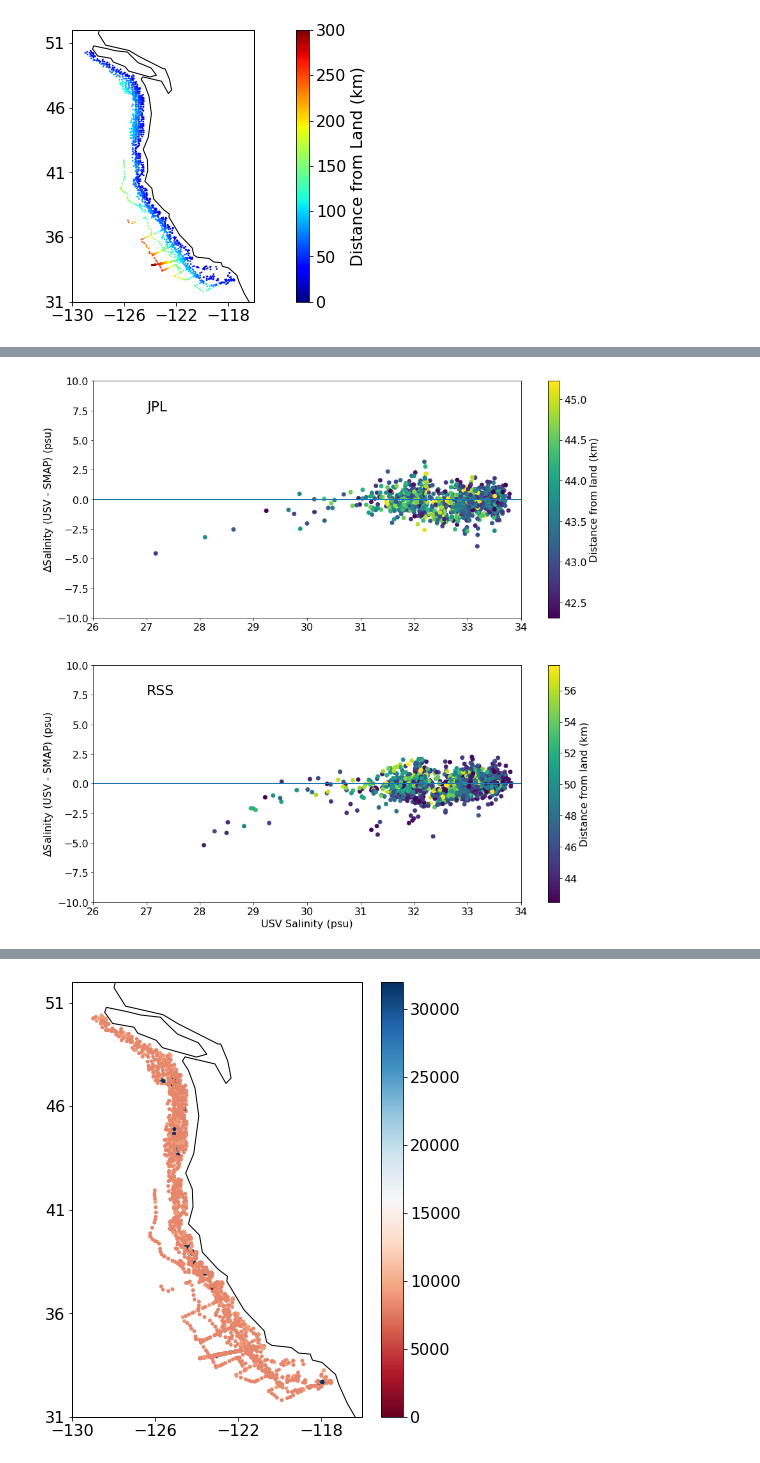
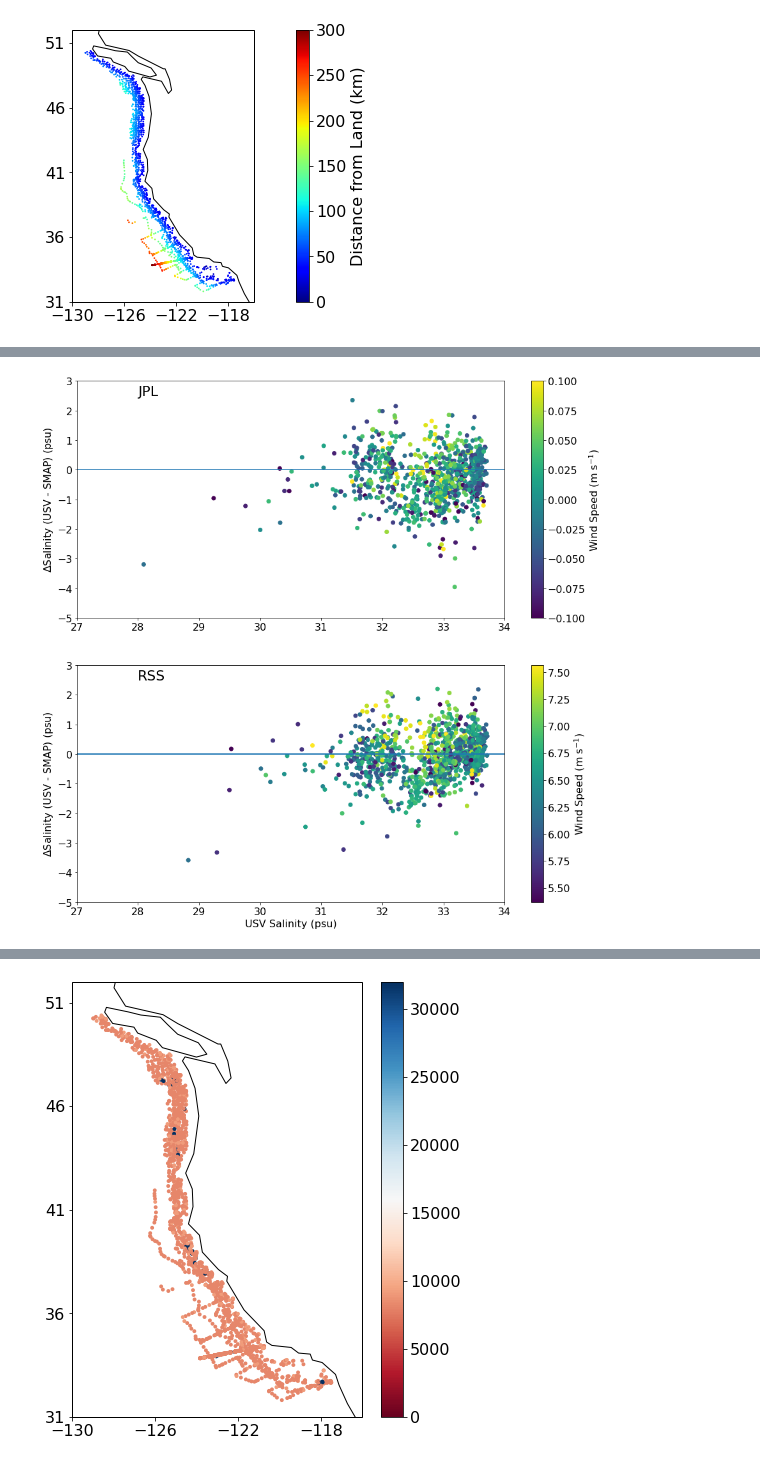
Before and after one commit to cgentemann/salinity, a Jupyter notebook: Image orbital SSS collocations west coast.ipynb, the cells around one changed output, grey strips where cells are left out. Drawn from its saved outputs; the diff is of its cells as text; code cells hidden in the pictures.

Commit message:
updated gridded collocation to rerun with new data

```diff
--- a/Image orbital SSS collocations west coast.ipynb
+++ b/Image orbital SSS collocations west coast.ipynb
@@ -257,0 +319,17 @@ plt.scatter(ds.smap_iqc_flag,ds.SAL_CTD_MEAN-ds.smap_SSS,c=ds.dist_land)
+# %%
+for i in range(13):
+    ds=ds_colJ.isel(trajectory=i)
+    #ds = ds.where( (ds.smap_iqc_flag<1))
+    ax = plt.subplot(121)
+    plt.scatter(ds.dist_land,ds.SAL_CTD_MEAN-ds.smap_SSS,s=2,c=ds.smap_iqc_flag,cmap='jet')
+    plt.text(200,3,'JPL',fontsize=20)
+    plt.xlim(0,325),plt.ylim(-5,5)
+for i in range(13):
+    ds=ds_colR.isel(trajectory=i)
+    ds = ds.where((ds.SAL_CTD_MEAN>26) & (ds.smap_iqc_flag<10000))
+    ax = plt.subplot(122)
+    plt.scatter(ds.dist_land,ds.SAL_CTD_MEAN-ds.smap_SSS,s=2,c=ds.smap_iqc_flag,cmap='jet')
+    plt.text(200,3,'RSS',fontsize=20)
+    plt.xlim(0,325),plt.ylim(-5,5)
+fig_fname = 'C:/Users/gentemann/Google Drive/f_drive/docs/projects/SSS/figures/west_coast_collocations_distance_land.png'
+plt.savefig(fig_fname, transparent=False, format='png')
@@ -258,31 +358,30 @@ plt.scatter(ds.smap_iqc_flag,ds.SAL_CTD_MEAN-ds.smap_SSS,c=ds.dist_land)
 # %%
 plt.rcParams['figure.figsize'] = (15.0,15.0)
 plt.rcParams.update({'font.size': 16})
 for i in range(13):
     ds = ds_colJ.isel(trajectory=i)
-    ds = ds.where((ds.dist_land>25) & (ds.SAL_CTD_MEAN>26) & (ds.smap_iqc_flag<1))
-    dif = ds.SAL_CTD_MEAN,ds.SAL_CTD_MEAN-ds.smap_SSS
+    ds = ds.where((ds.dist_land>100) & (ds.SAL_CTD_MEAN>26) & (ds.smap_iqc_flag<1)) #removes near land
+    dif = ds.SAL_CTD_MEAN-ds.smap_SSS
     plt.subplot(2,1,1)
-    plt.scatter(ds.SAL_CTD_MEAN,ds.SAL_CTD_MEAN-ds.smap_SSS,c=ds.dist_land)
-    plt.axhline(0)
-plt.text(27,7.5,'JPL',fontsize=22)
-plt.xlim(26,34),plt.ylim(-10,10),plt.ylabel('$\Delta$Salinity (USV - SMAP) (psu)')
-cb=plt.colorbar(label='Distance from land (km)')
+    plt.scatter(ds.SAL_CTD_MEAN,dif,c=ds.wind_speed)
+plt.axhline(0)
+plt.text(28,2.5,'JPL',fontsize=22)
+plt.xlim(27,34),plt.ylim(-5,3),plt.ylabel('$\Delta$Salinity (USV - SMAP) (psu)')
+cb=plt.colorbar(label='Wind Speed (m s$^{-1}$)')
 for i in range(13):
     ds = ds_colR.isel(trajectory=i)
-    #ds = ds.where((ds.smap_iqc_flag<1))
-    ds = ds.where((ds.dist_land>40) & (ds.smap_iqc_flag<10000))
-    dif = ds.SAL_CTD_MEAN,ds.SAL_CTD_MEAN-ds.smap_SSS
+    ds = ds.where((ds.dist_land>100) & (ds.smap_iqc_flag<10000)) #leaves in light land cont
+    dif = ds.SAL_CTD_MEAN-ds.smap_SSS
     plt.subplot(2,1,2)
     plt.axhline(0)
-    plt.scatter(ds.SAL_CTD_MEAN,ds.SAL_CTD_MEAN-ds.smap_SSS,c=ds.dist_land)
-plt.text(27,7.5,'RSS',fontsize=22)
-plt.xlim(26,34),plt.ylim(-10,10),plt.ylabel('$\Delta$Salinity (USV - SMAP) (psu)'),plt.xlabel('USV Salinity (psu)')
-cb=plt.colorbar(label='Distance from land (km)')
+    plt.scatter(ds.SAL_CTD_MEAN,dif,c=ds.wind_speed)
+plt.text(28,2.5,'RSS',fontsize=22)
+plt.xlim(27,34),plt.ylim(-5,3),plt.ylabel('$\Delta$Salinity (USV - SMAP) (psu)'),plt.xlabel('USV Salinity (psu)')
+cb=plt.colorbar(label='Wind Speed (m s$^{-1}$)')
 fig_fname = 'C:/Users/gentemann/Google Drive/f_drive/docs/projects/SSS/figures/west_coast_collocations_sal_scatter.png'
 plt.savefig(fig_fname, transparent=False, format='png')
 # %% [output]
-[figure, old version]
+[figure, new version]
 # %%
 plt.rcParams['figure.figsize'] = (15.0,8.0)
 plt.rcParams.update({'font.size': 16})
```
Also changed, not shown: parts of 21 cells of this notebook, 4 other files.
